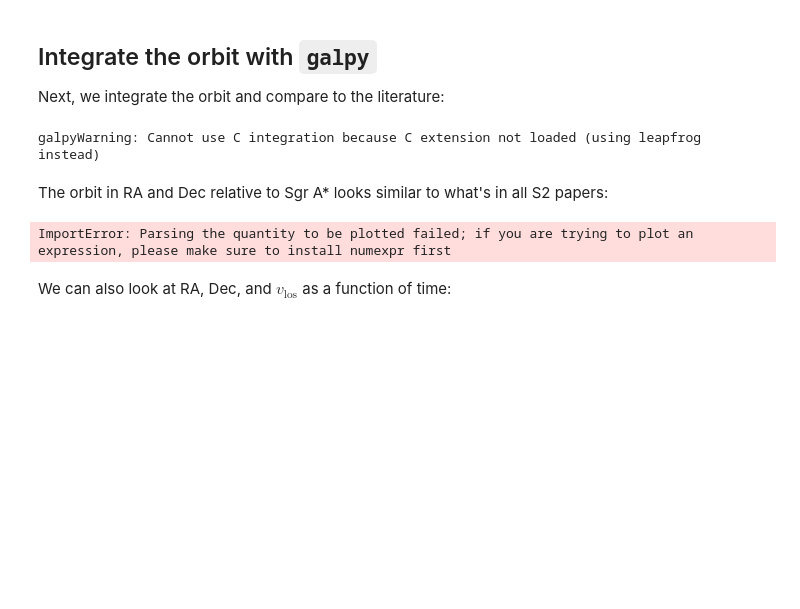
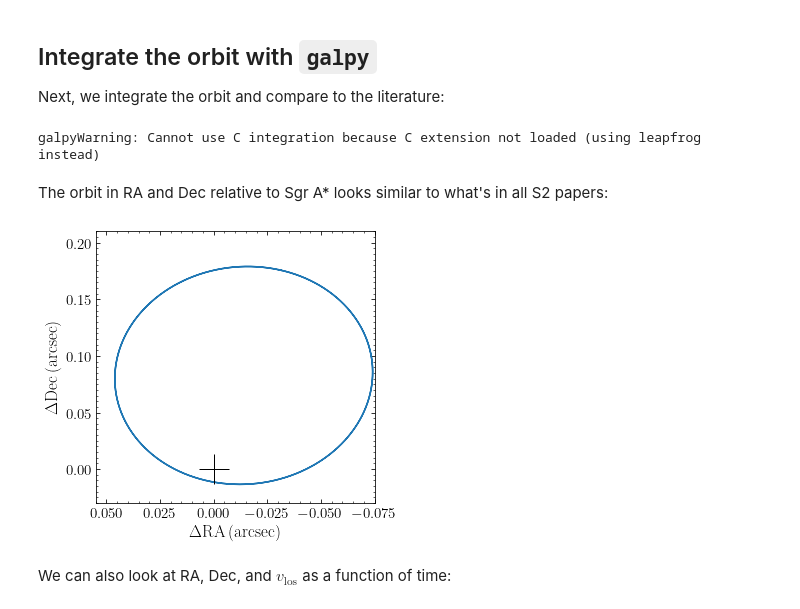
Before and after one commit to tchardonnens/schwarzschild-precession, a Jupyter notebook: S2-SchwarzschildPrecesssion-with-galpy.ipynb, the cells around one changed output. Drawn from its saved outputs; the diff is of its cells as text; code cells hidden in the pictures; blank space fills up the shorter version.

Commit message:
fixed the matplotlib import (plt) but have to fix the to_unit values

```diff
--- a/S2-SchwarzschildPrecesssion-with-galpy.ipynb
+++ b/S2-SchwarzschildPrecesssion-with-galpy.ipynb
@@ -62,18 +63,18 @@ galpyWarning: Cannot use C integration because C extension not loaded (using lea
 # %% [markdown]
 The orbit in RA and Dec relative to Sgr A* looks similar to what's in all S2 papers:
 # %%
-figsize(5,10)
-o.plot(d1='(ra-{})*{}'.format(ogc.ra()*(u.deg),
+figsize=(5,10)
+o.plot(d1='(ra-{})*{}'.format(ogc.ra(),
                               (u.deg/u.arcsec).to(u.dimensionless_unscaled,equivalencies=u.dimensionless_angles())),
-       d2='(dec-{})*{}'.format(ogc.dec()*(u.deg),
+       d2='(dec-{})*{}'.format(ogc.dec(),
                               (u.deg/u.arcsec).to(u.dimensionless_unscaled,equivalencies=u.dimensionless_angles())),
       xlabel=r'$\Delta \mathrm{RA}\,(\mathrm{arcsec})$',
       ylabel=r'$\Delta \mathrm{Dec}\,(\mathrm{arcsec})$')
-plot([0.],[0.],'k+',ms=30.)
-xlim(0.055,-0.075)
-ylim(-0.03,0.21);
+plt.plot([0.],[0.],'k+',ms=30.)
+plt.xlim(0.055,-0.075)
+plt.ylim(-0.03,0.21);
 # %% [output]
-ImportError: Parsing the quantity to be plotted failed; if you are trying to plot an expression, please make sure to install numexpr first
+[figure, added]
 # %% [markdown]
 We can also look at RA, Dec, and $v_{\mathrm{los}}$ as a function of time:
 # %%
```
Also changed, not shown: parts of 15 cells of this notebook.
